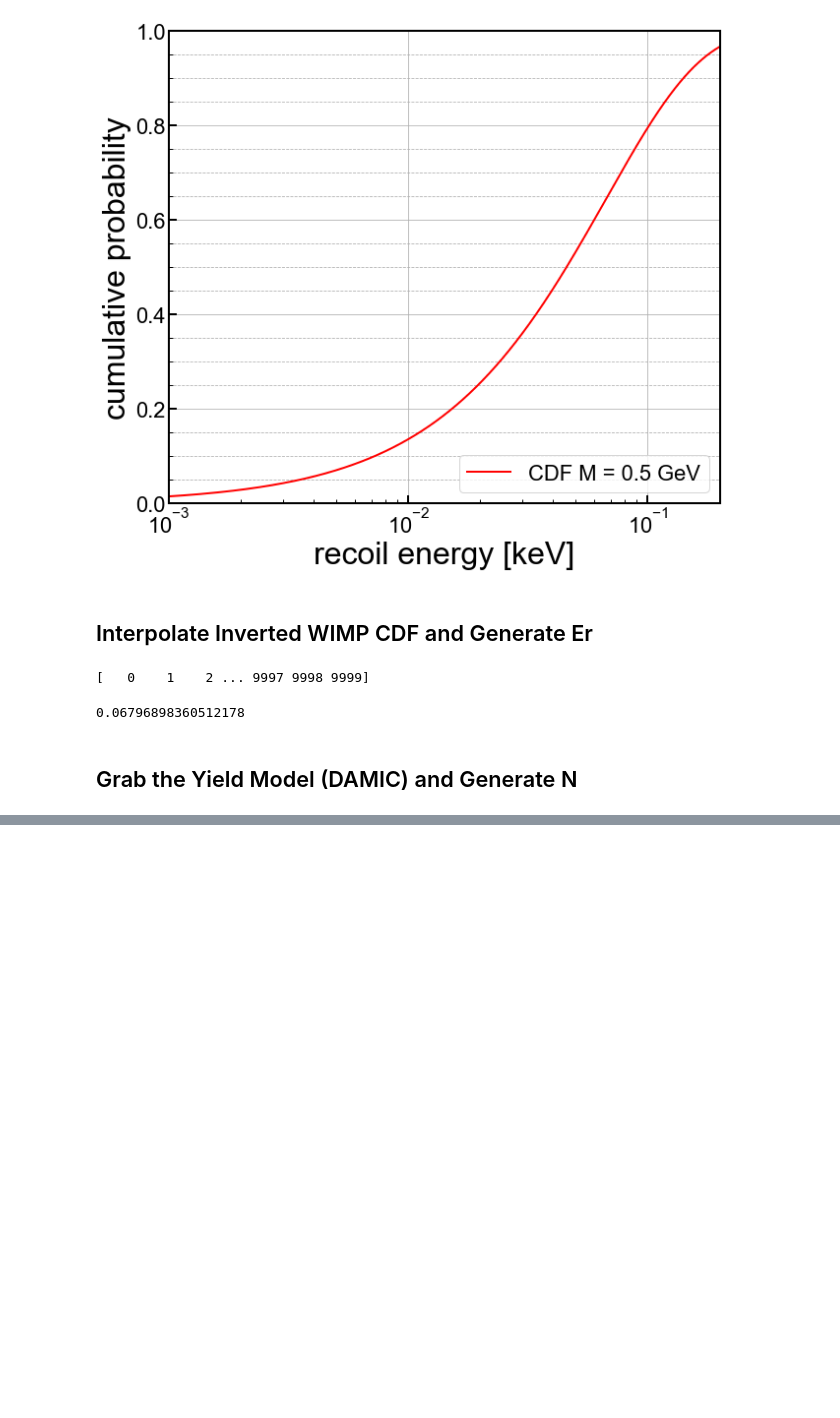
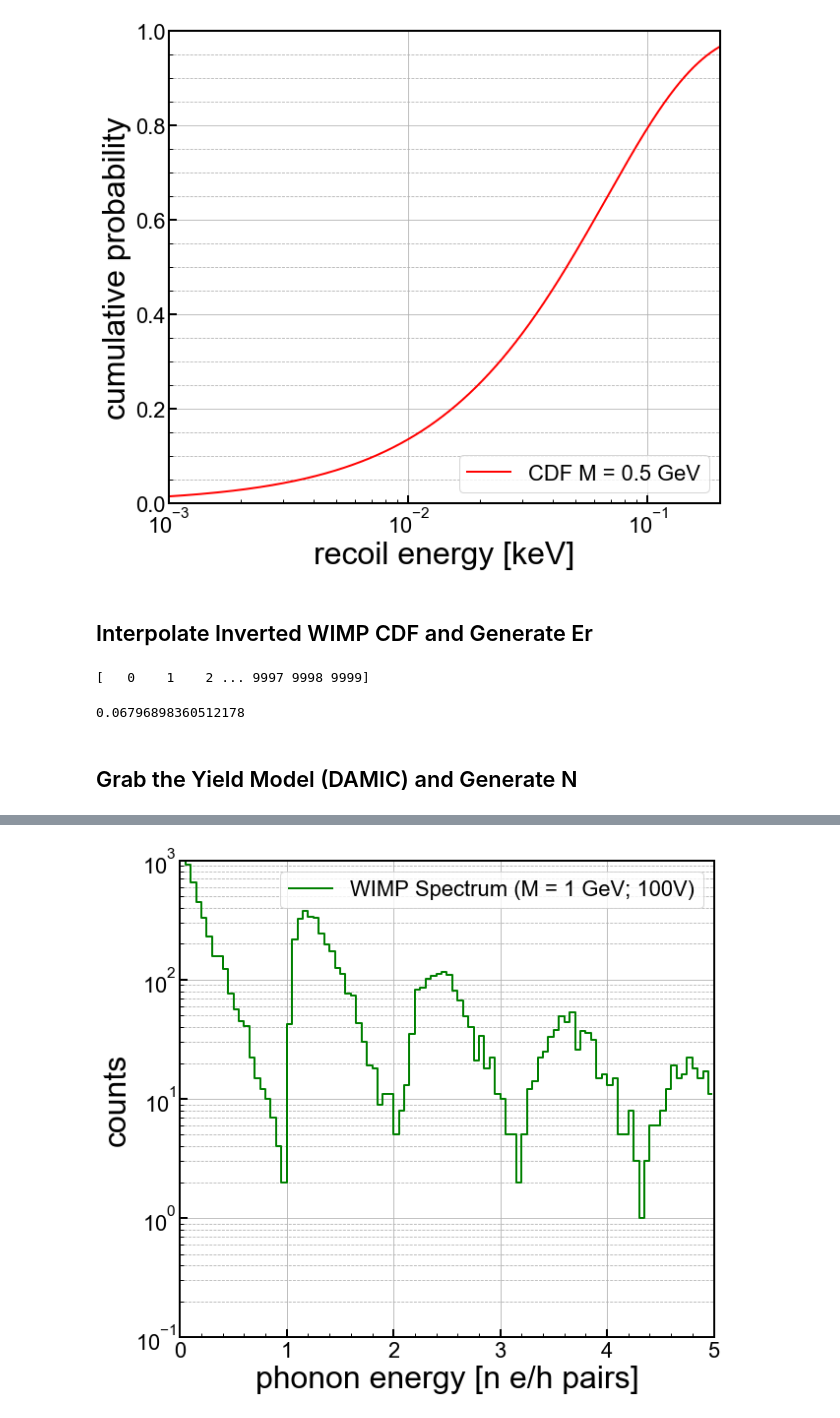
Before and after one commit to villaa/nrFano_Constraint, a Jupyter notebook: HVeV_WIMP_spectrum.ipynb, the cells around one changed output, grey strips where cells are left out. Saved outputs shown, nothing was run; the diff lists cells and outputs as text; code cells hidden in the pictures; blank space fills up the shorter version.

Commit message:
[ANV] updated WIMP spectrum estimation script

```diff
--- a/HVeV_WIMP_spectrum.ipynb
+++ b/HVeV_WIMP_spectrum.ipynb
@@ -156,0 +165,36 @@ print(Nav[0:100])
+# %%
+n,nx = np.histogram(Ep_cal,100,range=(0,5))
+
+xc = (nx[:-1] + nx[1:]) / 2
+# %%
+#set up a 1d plot
+fig,axes = plt.subplots(1,1,figsize=(9.0,8.0),sharex=True)
+ax1 = axes
+
+X = np.arange(0,5,0.01)
+
+step, = ax1.step(xc,n, where='mid',color='g', linestyle='-', label='WIMP Spectrum (M = 1 GeV; 100V)', linewidth=2)
+#ax1.plot(X,gaus(X,*popt),'k-',label='fit')
+
+
+ymin=0.1
+ymax=1000
+
+
+ax1.set_yscale('log')
+ax1.set_xlim(0, 5)
+ax1.set_ylim(ymin,ymax)
+ax1.set_xlabel('phonon energy [n e/h pairs]',**axis_font)
+ax1.set_ylabel('counts',**axis_font)
+ax1.grid(True)
+ax1.yaxis.grid(True,which='minor',linestyle='--')
+ax1.legend(loc=1,prop={'size':22})
+
+for axis in ['top','bottom','left','right']:
+  ax1.spines[axis].set_linewidth(2)
+
+plt.tight_layout()
+plt.savefig('figures/WIMPs_1GeV_HVeV.png')
+plt.show()
+# %% [output]
+[figure, added]
```
Also changed, not shown: parts of 2 cells of this notebook, 1 other file.
